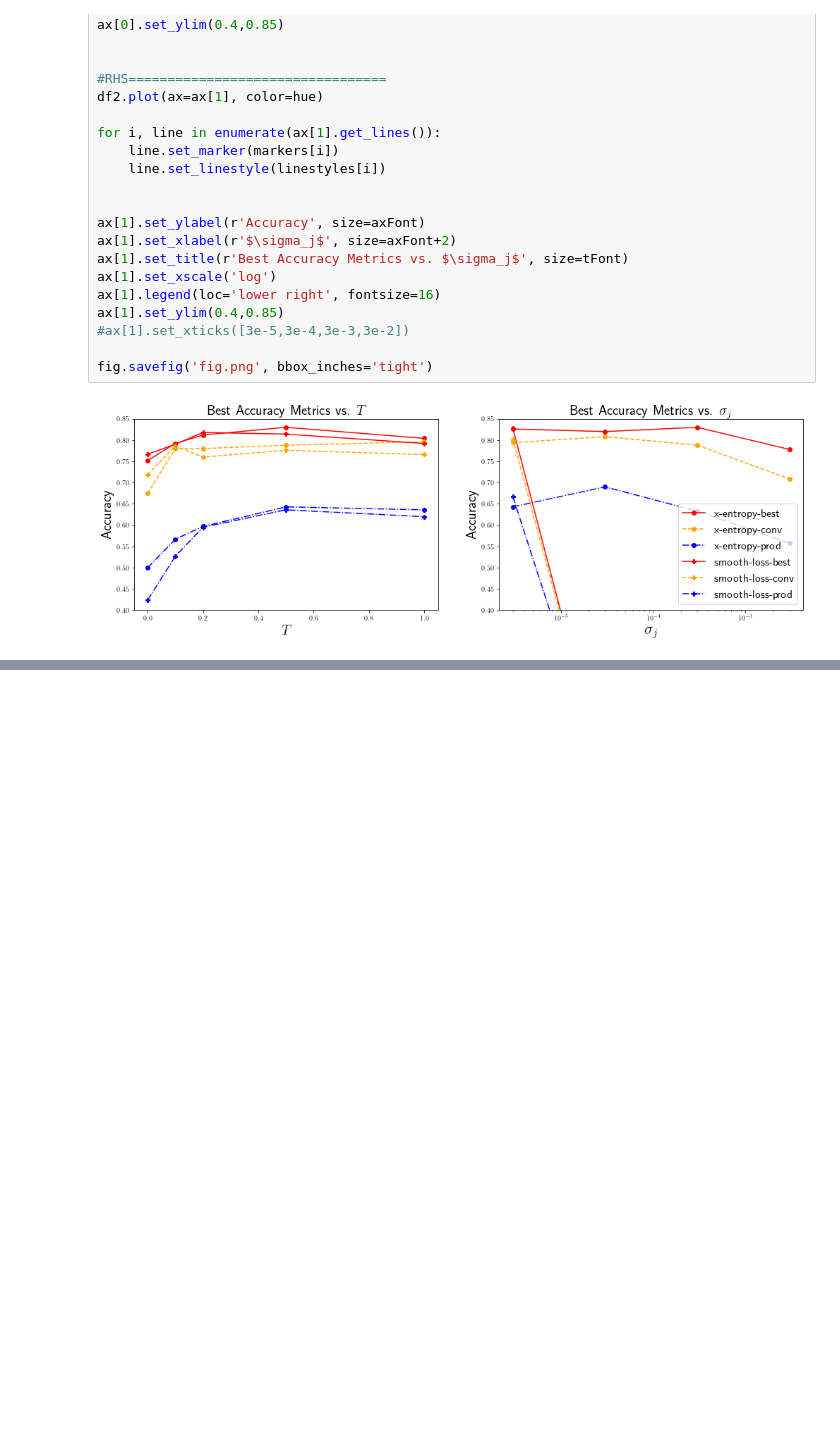
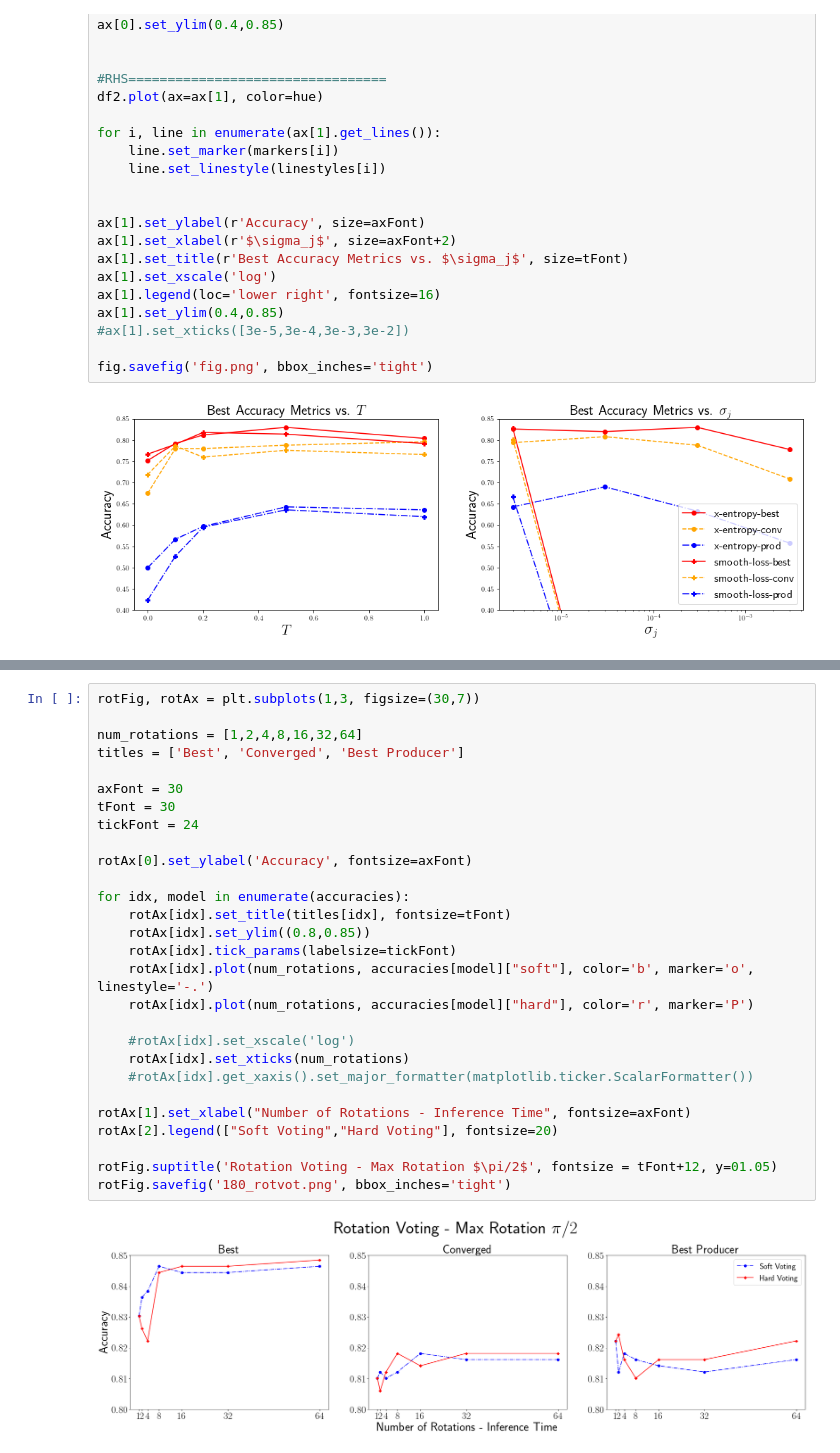
Before and after one commit to mataln/laser-trees, a Jupyter notebook: notebooks/tmp.ipynb, the cells around one changed output, grey strips where cells are left out. Saved outputs shown, nothing was run; the diff lists cells and outputs as text; blank space fills up the shorter version.

Commit message:
Plotting for rotation voting

```diff
--- a/notebooks/tmp.ipynb
+++ b/notebooks/tmp.ipynb
@@ -181,0 +228,30 @@ fig.savefig('fig.png', bbox_inches='tight')
+# %%
+rotFig, rotAx = plt.subplots(1,3, figsize=(30,7))
+
+num_rotations = [1,2,4,8,16,32,64]
+titles = ['Best', 'Converged', 'Best Producer']
+
+axFont = 30
+tFont = 30
+tickFont = 24
+
+rotAx[0].set_ylabel('Accuracy', fontsize=axFont)
+
+for idx, model in enumerate(accuracies):
+    rotAx[idx].set_title(titles[idx], fontsize=tFont)
+    rotAx[idx].set_ylim((0.8,0.85))
+    rotAx[idx].tick_params(labelsize=tickFont)
+    rotAx[idx].plot(num_rotations, accuracies[model]["soft"], color='b', marker='o', linestyle='-.')
+    rotAx[idx].plot(num_rotations, accuracies[model]["hard"], color='r', marker='P')
+
+    #rotAx[idx].set_xscale('log')
+    rotAx[idx].set_xticks(num_rotations)
+    #rotAx[idx].get_xaxis().set_major_formatter(matplotlib.ticker.ScalarFormatter())
+
+rotAx[1].set_xlabel("Number of Rotations - Inference Time", fontsize=axFont)
+rotAx[2].legend(["Soft Voting","Hard Voting"], fontsize=20)
+
+rotFig.suptitle('Rotation Voting - Max Rotation $\pi/2$', fontsize = tFont+12, y=01.05)
+rotFig.savefig('180_rotvot.png', bbox_inches='tight')
+# %% [output]
+[figure, added]
```
Also changed, not shown: parts of 2 cells of this notebook.
